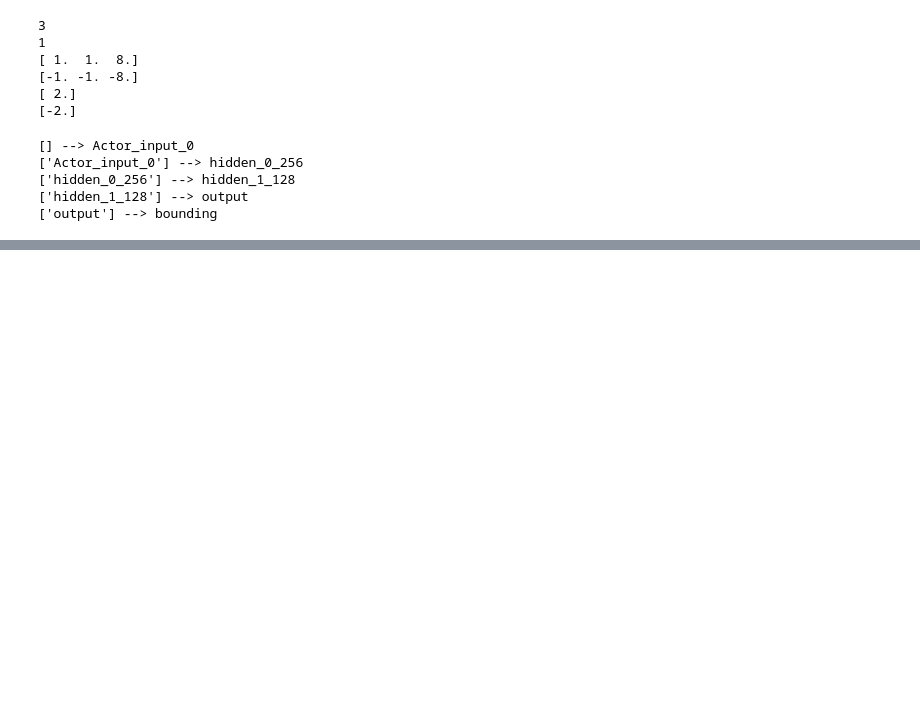
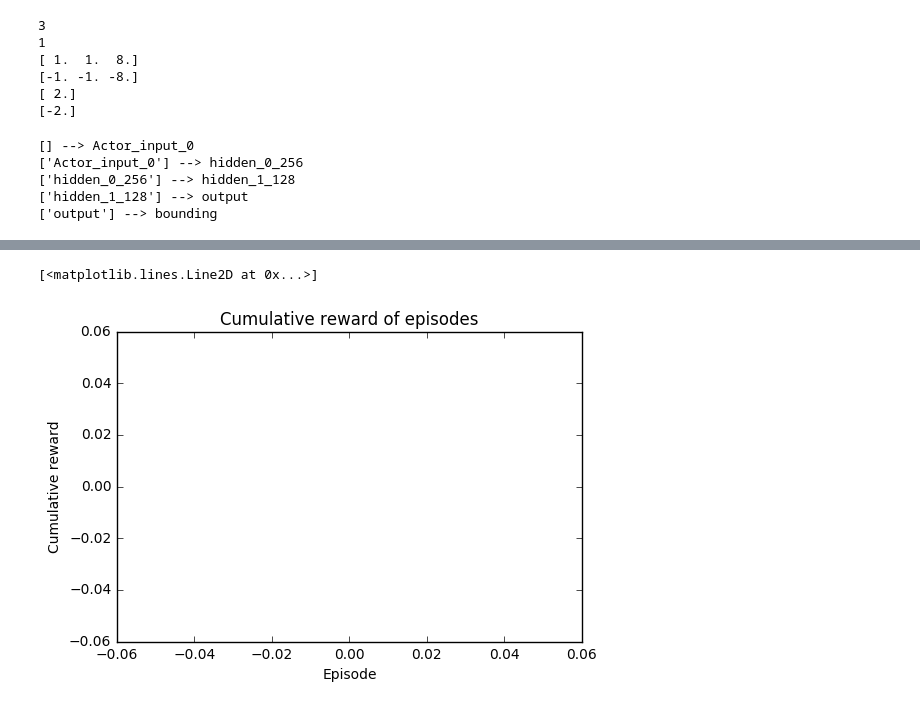
Before and after one commit to karolkuna/reinforcement-learning, a Jupyter notebook: ddpg.ipynb, the cells around one changed output, grey strips where cells are left out. Saved outputs shown, nothing was run; the diff lists cells and outputs as text; code cells hidden in the pictures; blank space fills up the shorter version.

```diff
--- a/ddpg.ipynb
+++ b/ddpg.ipynb
@@ -136,0 +201,5 @@ exp.plot_td_error()
+# %%
+exp.plot_episode_reward()
+# %% [output]
+[<matplotlib.lines.Line2D at 0x...>]
+[figure, added]
```
Also changed, not shown: parts of 16 cells of this notebook, 1 other file.
